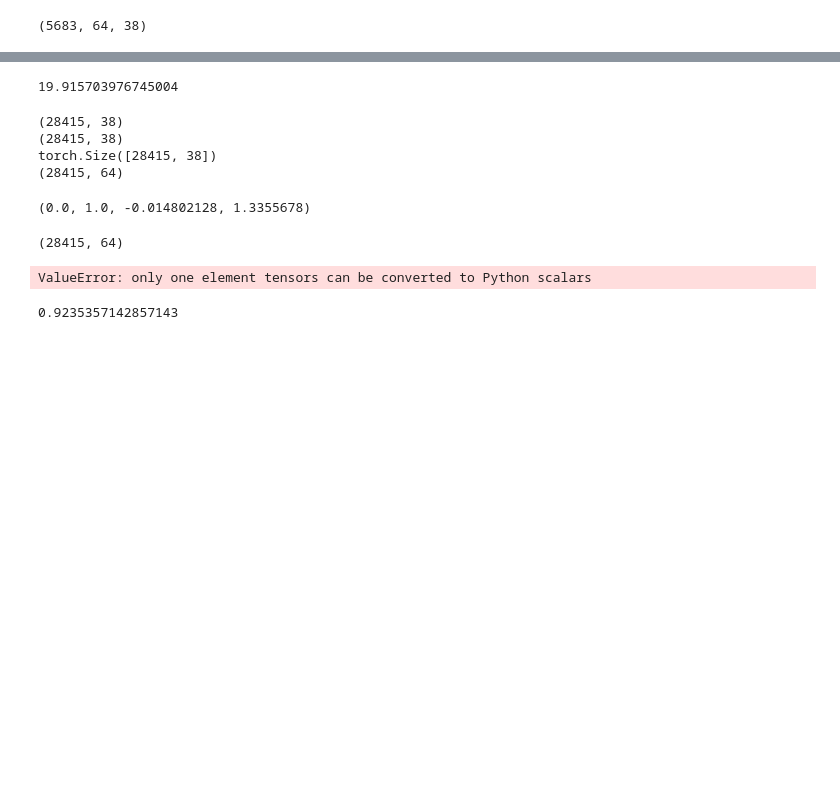
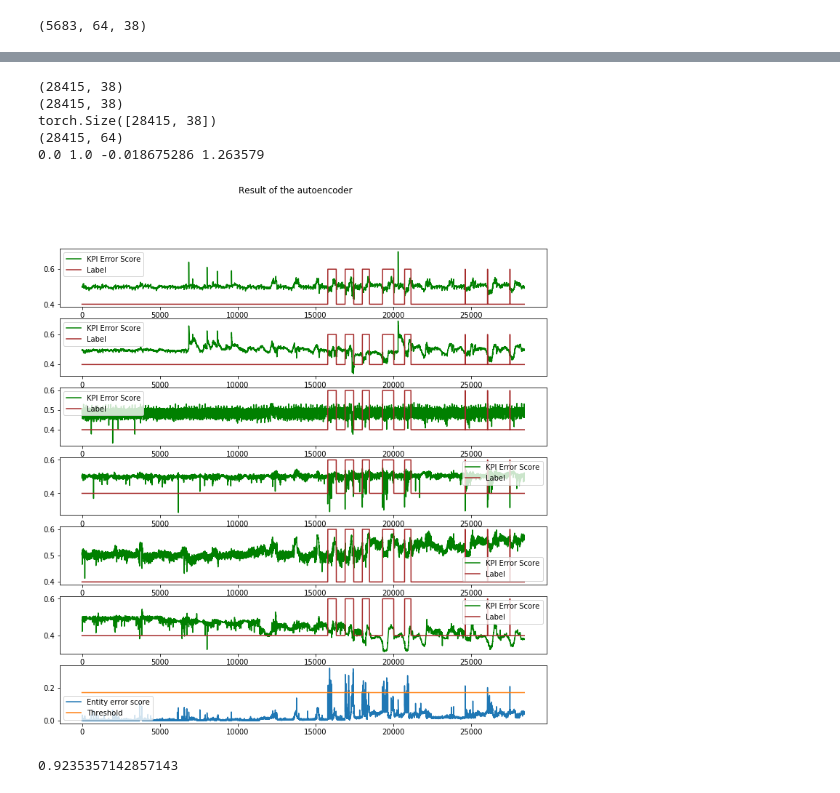
Before and after one commit to JinYang88/TS-anomaly, a Jupyter notebook: notebooks/multivariate_lstm_(no_tokens).ipynb, the cells around one changed output, grey strips where cells are left out. Cells and saved outputs as stored; diff of their text form; code cells hidden in the pictures; blank space fills up the shorter version.

```diff
--- a/notebooks/multivariate_lstm_(no_tokens).ipynb
+++ b/notebooks/multivariate_lstm_(no_tokens).ipynb
@@ -34,7 +34,7 @@ config_dir = "./hypers/" if not args["load"] else args["load"]
 params = initialize_config(config_dir, args)
 params["clear"] = 1
 params["nrows"] = None
-params["inter"] = "CONCAT"
+params["inter"] = "FM"
 params["window_size"] = 64
 # %%
 data_dict = load_dataset("SMD","machine-1-1", use_dim="all")
@@ -66,6 +66,6 @@ train_iterator = WindowIterator(window_dict["train_windows"], batch_size=params[
 test_iterator = WindowIterator(window_dict["test_windows"], batch_size=params["batch_size"], shuffle=False)
 params['in_channels'] = data_dict["dim"]
 # %%
-params["nb_steps"] = 100
+params["nb_steps"] = 20
 encoder = MultiLSTMEncoder(**params)
 # %% [output]
@@ -101,2 +99,0 @@ KeyboardInterrupt:
-# %%
-encoder.load_encoder()
@@ -120,70 +139,41 @@ plt.plot(score_dict["anomaly_label"]+0.3, "g")
-# %%
-# def reconstruction_loader(loader, encoder):
-train_iterator_non_shuffle = WindowIterator(window_dict["train_windows"],
-                                            batch_size=params["batch_size"], shuffle=False)
-loader = train_iterator_non_shuffle.loader
-
-loader = test_iterator.loader
-encoder = encoder.eval()
-with torch.no_grad():
-    recst_list = []
-    real_list = []
-    loss = 0
-    for batch in loader:
-        batch = batch.to(encoder.device)
-        return_dict = encoder(batch)
-        # diff = return_dict["diff"].max(dim=-1)[0] # chose the most anomaous ts
-        recst = return_dict["recst"]  # chose the most anomaous ts
-        recst_list.append(recst)
-        real_list.append(return_dict["y"])
-        loss += return_dict["loss"].item()
-print(loss / len(loader))
-recst_list = torch.cat(recst_list).squeeze()
-real_list = torch.cat(real_list).squeeze()
-diff_list = (recst_list - real_list).sigmoid()
-recst_list = recst_list.cpu().numpy()
-real_list = real_list.cpu().numpy()
-# %% [output]
-19.915703976745004
 # %%
 print(recst_list.shape)
 print(real_list.shape)
 print(diff_list.shape)
 print(window_dict["test_labels"].shape)
+print(real_list.min(), real_list.max(), recst_list.min(), recst_list.max())
 # %% [output]
 (28415, 38)
 (28415, 38)
 torch.Size([28415, 38])
 (28415, 64)
+0.0 1.0 -0.018675286 1.263579
-# %%
-real_list.min(), real_list.max(), recst_list.min(), recst_list.max()
-# %% [output]
-(0.0, 1.0, -0.014802128, 1.3355678)
-# %%
-window_dict["test_labels"].shape
-# %% [output]
-(28415, 64)
 # %%
-dims = [9, 13, 14, 15]
-fig, ax = plt.subplots(nrows=len(dims)+1, sharey=True, figsize=(12,12))
+dims = [5, 6, 10, 14, 18, 29]
+fig, ax = plt.subplots(nrows=len(dims)+1, sharey=False, figsize=(12,12))
 i=0
 # ax[0].plot(recst, 'r', label='reconstruction')
 # ax[0].legend(loc='best')
 for i in range(len(dims)):
     j = dims[i]
-    ax[i].plot(recst_list[0:, j].reshape(-1), 'r', label='recst')
-    ax[i].plot(real_list[0:, j].reshape(-1), 'b', label='real')
-    ax[i].plot(diff_list[0:, j].reshape(-1)-1, 'g', label='score')
-    ax[i].plot(window_dict["test_labels"][0:, -1].reshape(-1)-2, 'r', label='label')
+#     ax[i].plot(recst_list[0:, j].reshape(-1), 'r', label='recst')
+#     ax[i].plot(real_list[0:, j].reshape(-1), 'b', label='real')
+    ax[i].plot(diff_list[0:, j].reshape(-1), 'g', label='KPI Error Score')
+    ax[i].plot(window_dict["test_labels"][0:, -1].reshape(-1)*0.2+0.4, 'brown', label='Label')
     ax[i].legend(loc='best')
-ax[-1].plot(diff_list.max(axis=-1))
+#     ax[i].set_ylim([0.8,1])
+# ax[-1].plot(diff_list[:, [5, 6, 10, 14, 18, 29]].max(axis=-1)[0])
+ax[-1].plot((score_dict["score"]-0.5) * 10, label='Entity error score')
+ax[-1].plot([(best_theta-0.5)*10] * len(score_dict["score"]), label='Threshold')
+
+# ax[-1].set_ylim([0.8,1])
 # ax[1].legend(loc='best')
 
 plt.legend()
 plt.suptitle("Result of the autoencoder")
 plt.show()
 # %% [output]
-ValueError: only one element tensors can be converted to Python scalars
+[figure, added]
 # %%
 names=["time", "expid", "dataset", "auc", "f1", "f1a"]
 df = pd.read_csv("./experiment_results.csv", sep="\t", names=names)
```
Also changed, not shown: parts of 6 cells of this notebook, 3 other files.
